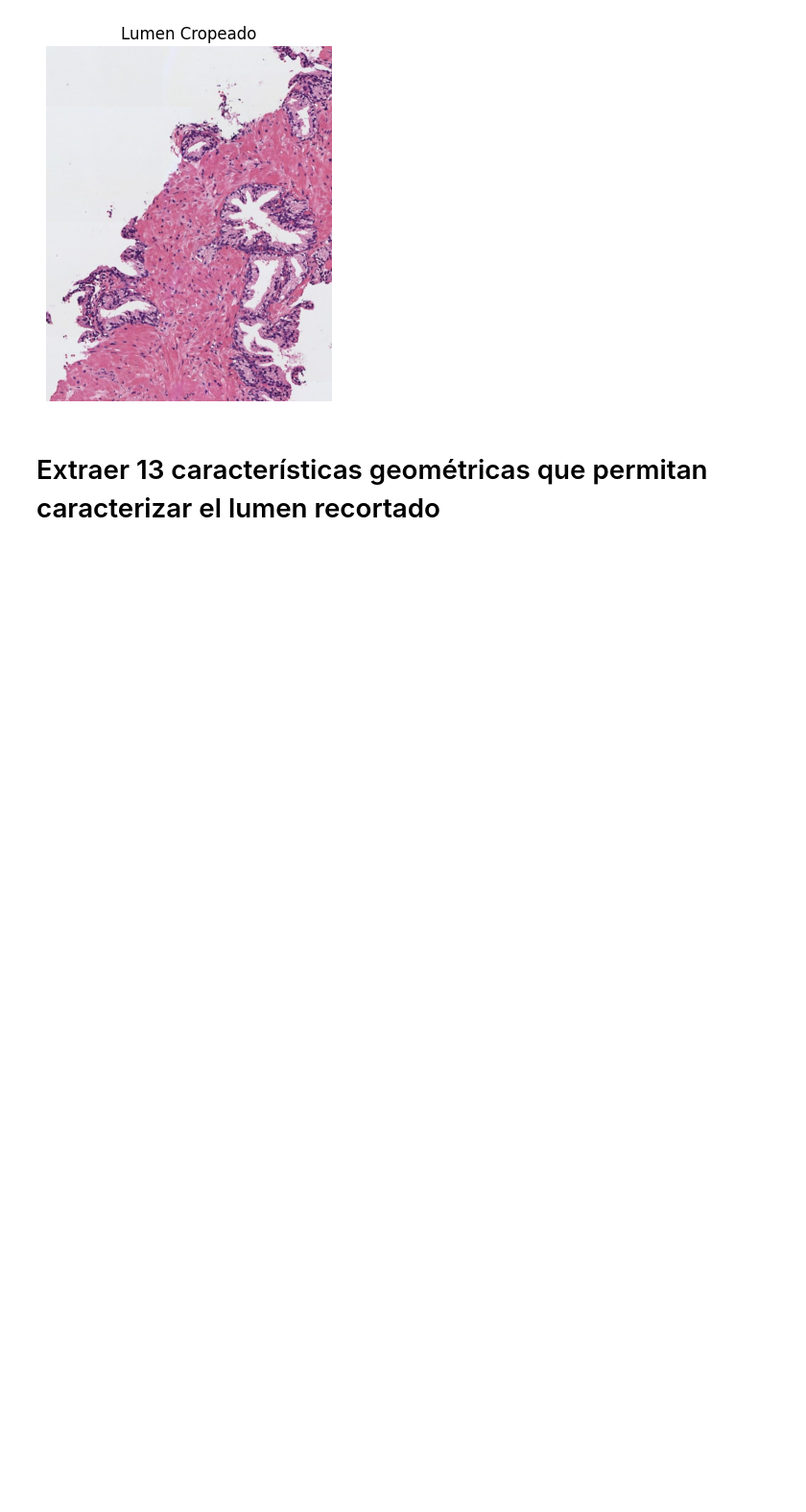
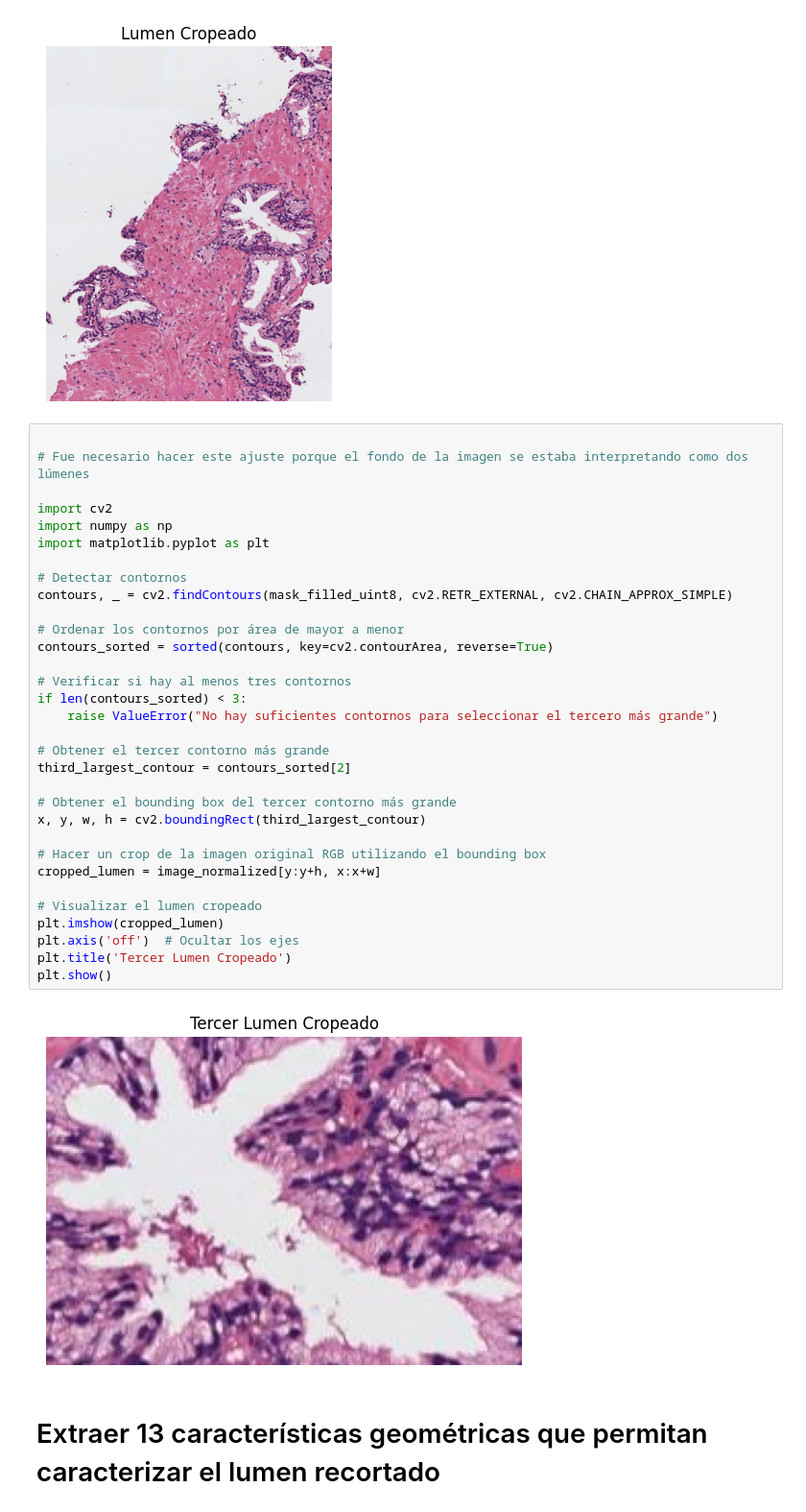
Before and after one commit to jagvgithub/Aprendizaje_supervisado, a Jupyter notebook: Actividad_C1_P1_Gomez_Vargas_Jose_Antonio.ipynb, the cells around one changed output. Shown at 96% size. Cells and saved outputs as stored; diff of their text form; blank space fills up the shorter version.

```diff
--- a/Actividad_C1_P1_Gomez_Vargas_Jose_Antonio.ipynb
+++ b/Actividad_C1_P1_Gomez_Vargas_Jose_Antonio.ipynb
@@ -244,6 +244,40 @@ plt.title('Lumen Cropeado')
 plt.show()
 # %% [output]
 [figure]
+# %%
+
+# Fue necesario hacer este ajuste porque el fondo de la imagen se estaba interpretando como dos lúmenes
+
+import cv2
+import numpy as np
+import matplotlib.pyplot as plt
+
+# Detectar contornos
+contours, _ = cv2.findContours(mask_filled_uint8, cv2.RETR_EXTERNAL, cv2.CHAIN_APPROX_SIMPLE)
+
+# Ordenar los contornos por área de mayor a menor
+contours_sorted = sorted(contours, key=cv2.contourArea, reverse=True)
+
+# Verificar si hay al menos tres contornos
+if len(contours_sorted) < 3:
+    raise ValueError("No hay suficientes contornos para seleccionar el tercero más grande")
+
+# Obtener el tercer contorno más grande
+third_largest_contour = contours_sorted[2]
+
+# Obtener el bounding box del tercer contorno más grande
+x, y, w, h = cv2.boundingRect(third_largest_contour)
+
+# Hacer un crop de la imagen original RGB utilizando el bounding box
+cropped_lumen = image_normalized[y:y+h, x:x+w]
+
+# Visualizar el lumen cropeado
+plt.imshow(cropped_lumen)
+plt.axis('off')  # Ocultar los ejes
+plt.title('Tercer Lumen Cropeado')
+plt.show()
+# %% [output]
+[figure, added]
 # %% [markdown]
 # Extraer 13 características geométricas que permitan caracterizar el lumen recortado
 # %%
```
Also changed, not shown: parts of 2 cells of this notebook.
